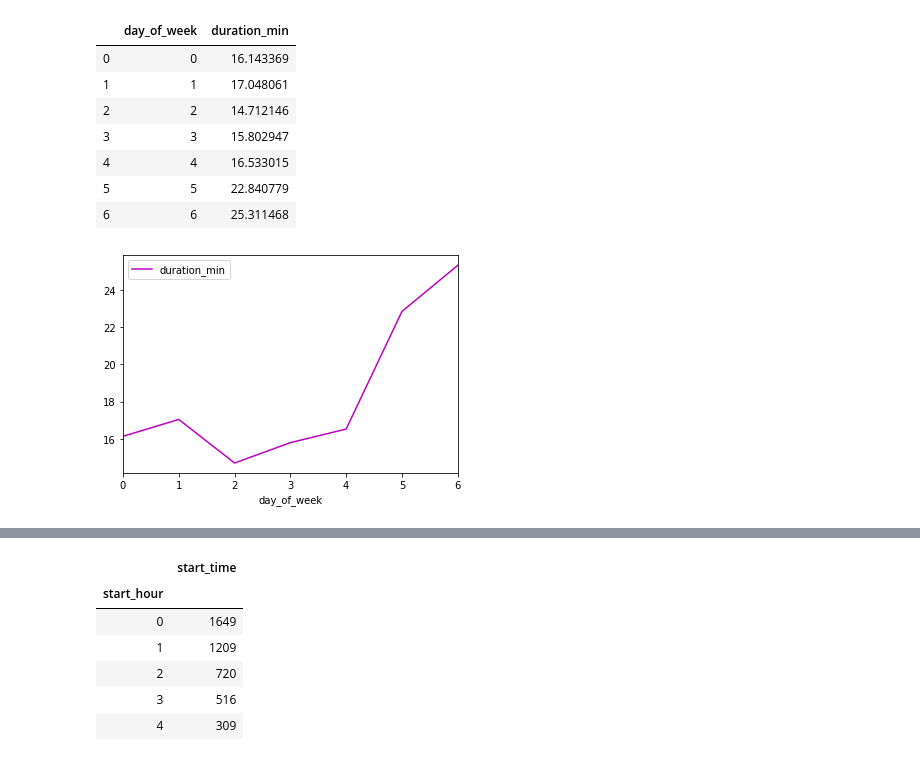
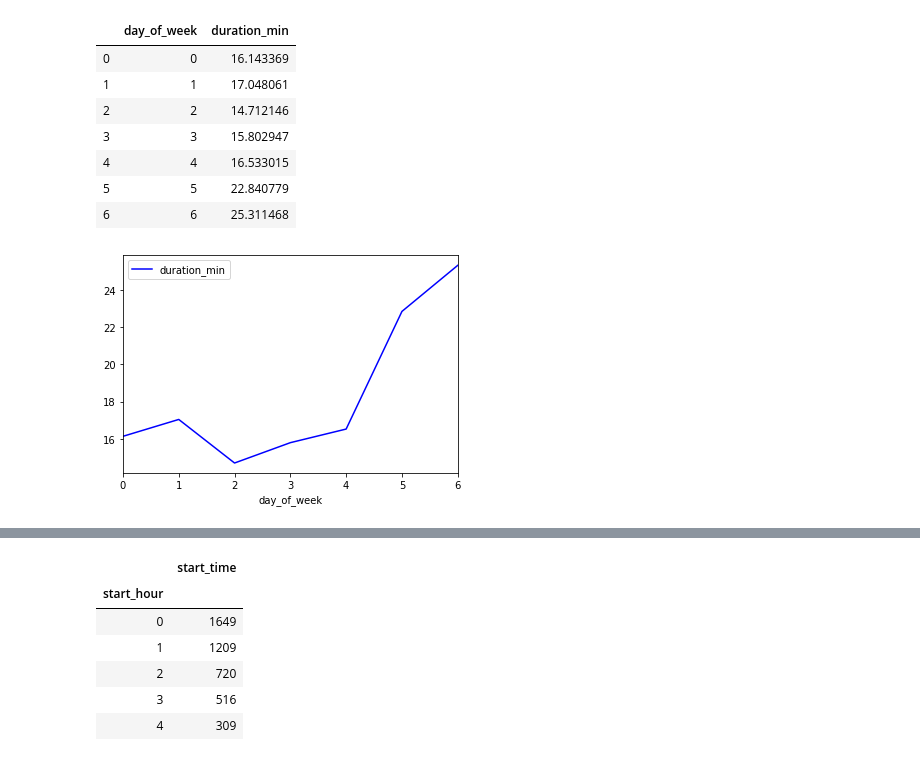
Before and after one commit to KGorczyca/City_bike_Lublin, a Jupyter notebook: PROJECT PART 3 (2014).ipynb, the cells around one changed output, grey strips where cells are left out. Drawn from its saved outputs; the diff is of its cells as text; code cells hidden in the pictures.

```diff
--- a/PROJECT PART 3 (2014).ipynb
+++ b/PROJECT PART 3 (2014).ipynb
@@ -364,9 +371,9 @@ average_time_of_rent_per_day
 | 5 | 5 | 22.840779 |
 | 6 | 6 | 25.311468 |
 # %%
-average_time_of_rent_per_day.plot(x = 'day_of_week', y = 'duration_min', kind ='line',color='m');
+average_time_of_rent_per_day.plot(x = 'day_of_week', y = 'duration_min', kind ='line',color='b');
 # %% [output]
-[figure, old version]
+[figure, new version]
 # %%
 fig = go.Figure()
 fig. add_trace(go.Bar(x=average_time_of_rent_per_day['day_of_week'], y=average_time_of_rent_per_day['duration_min']))
```
Also changed, not shown: parts of 14 cells of this notebook, 1 other file.
